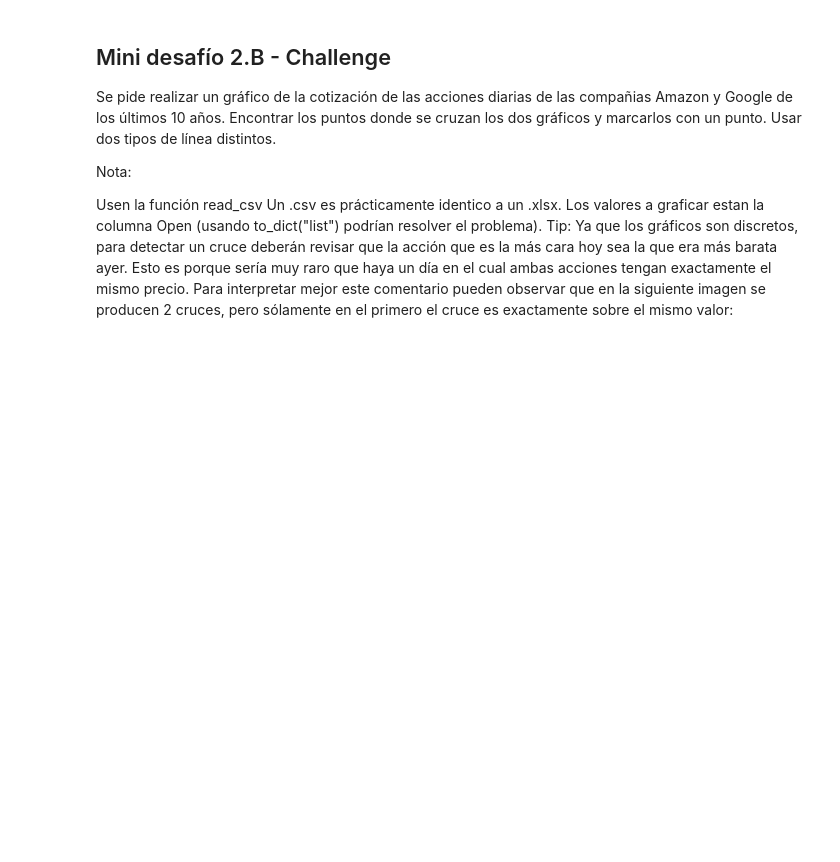
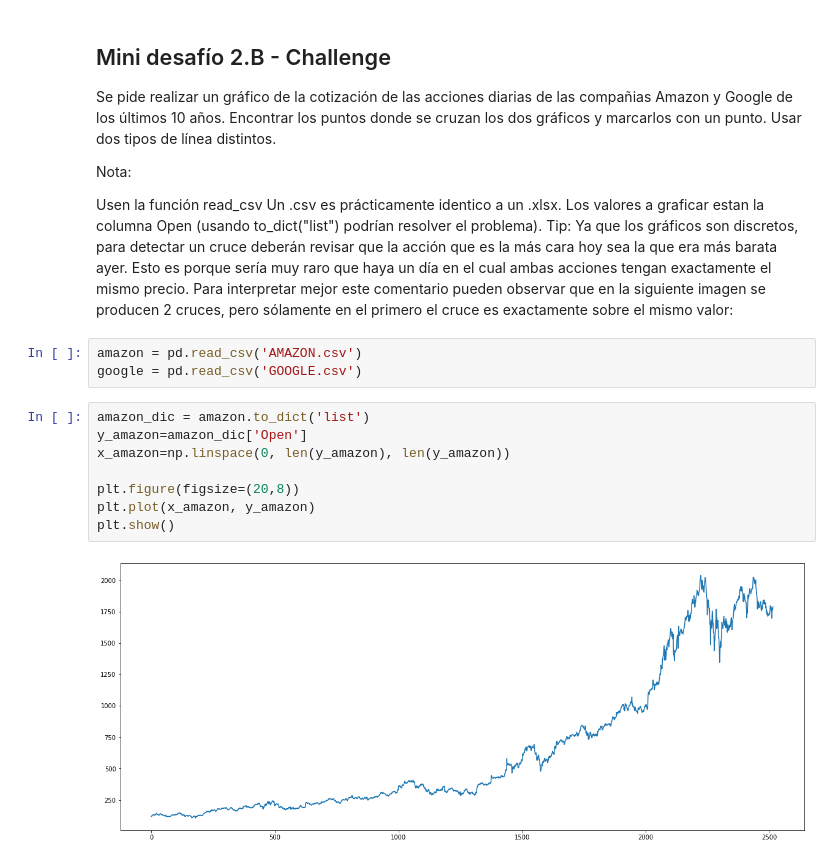
Before and after one commit to femaffi13/Python, a Jupyter notebook: ITBA/5- Matplotlib.ipynb, the cells around one changed output. Drawn from its saved outputs; the diff is of its cells as text; blank space fills up the shorter version.

```diff
--- a/ITBA/5- Matplotlib.ipynb
+++ b/ITBA/5- Matplotlib.ipynb
@@ -164,3 +164,16 @@ Nota:
 Usen la función read_csv Un .csv es prácticamente identico a un .xlsx.
 Los valores a graficar estan la columna Open (usando to_dict("list") podrían resolver el problema).
 Tip: Ya que los gráficos son discretos, para detectar un cruce deberán revisar que la acción que es la más cara hoy sea la que era más barata ayer. Esto es porque sería muy raro que haya un día en el cual ambas acciones tengan exactamente el mismo precio. Para interpretar mejor este comentario pueden observar que en la siguiente imagen se producen 2 cruces, pero sólamente en el primero el cruce es exactamente sobre el mismo valor:
+# %%
+amazon = pd.read_csv('AMAZON.csv')
+google = pd.read_csv('GOOGLE.csv')
+# %%
+amazon_dic = amazon.to_dict('list')
+y_amazon=amazon_dic['Open']
+x_amazon=np.linspace(0, len(y_amazon), len(y_amazon))
+
+plt.figure(figsize=(20,8))
+plt.plot(x_amazon, y_amazon)
+plt.show()
+# %% [output]
+[figure, added]
```
Also changed, not shown: parts of 11 cells of this notebook, 1 other file.
